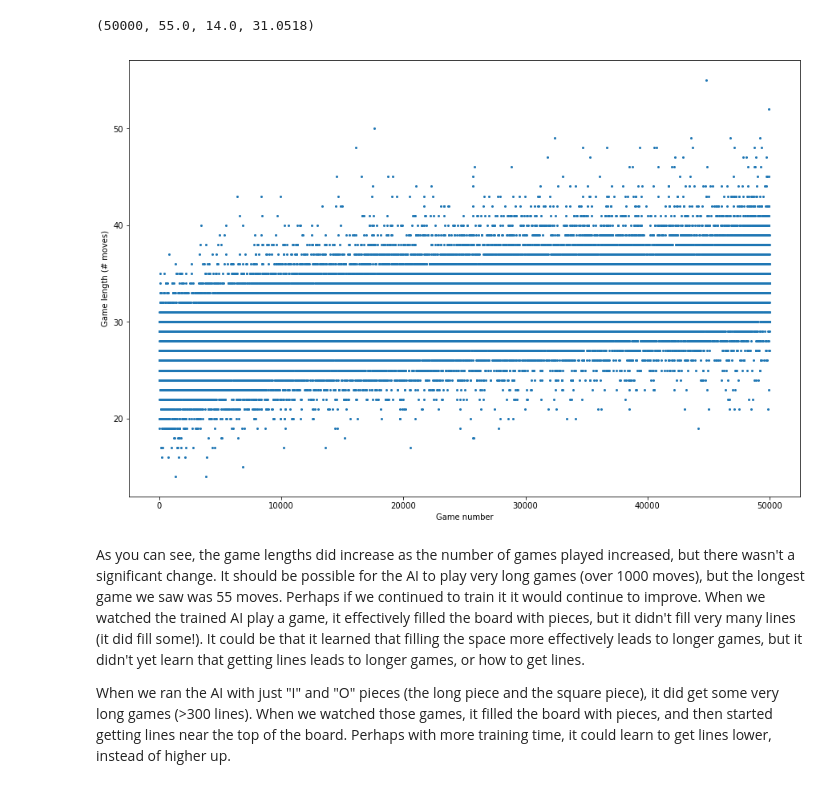
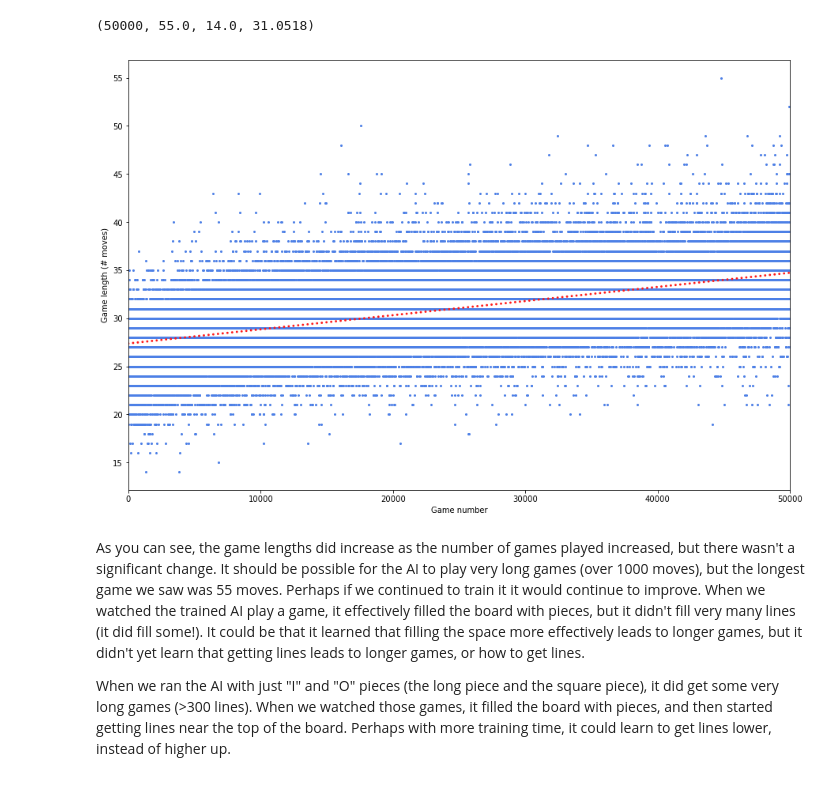
Before and after one commit to josephgriffith/Tetris-AI-Project, a Jupyter notebook: Project Report.ipynb, the cells around one changed output. Cells and saved outputs as stored; diff of their text form; code cells hidden in the pictures.

```diff
--- a/Project Report.ipynb
+++ b/Project Report.ipynb
@@ -41,12 +139,17 @@ len(game_lengths), max(game_lengths), min(game_lengths), sum(game_lengths)/len(g
 # %%
 import matplotlib.pyplot as plt
 %matplotlib inline
 plt.figure(figsize=(15,10))
+plt.margins(0, .045)
 plt.ylabel("Game length (# moves)")
 plt.xlabel("Game number")
-plt.plot(game_lengths, '.', ms=4);
+plt.plot(game_lengths, '.', ms=4, color=(.3, .5, .9));
+
+# Add a trendline to the graph
+p = np.poly1d(np.polyfit(range(len(game_lengths)), game_lengths, 1))
+plt.plot(p(range(len(game_lengths))),"--", dashes=(.001, 2), lw=3, color=(1, .1, .1), dash_capstyle="round");
 # %% [output]
-[figure, old version]
+[figure, new version]
 # %% [markdown]
 As you can see, the game lengths did increase as the number of games played increased, but there wasn't a significant change.  It should be possible for the AI to play very long games (over 1000 moves), but the longest game we saw was 55 moves.  Perhaps if we continued to train it it would continue to improve.  When we watched the trained AI play a game, it effectively filled the board with pieces, but it didn't fill very many lines (it did fill some!).  It could be that it learned that filling the space more effectively leads to longer games, but it didn't yet learn that getting lines leads to longer games, or how to get lines.
 
```
Also changed, not shown: parts of 11 cells of this notebook, 7 other files.
